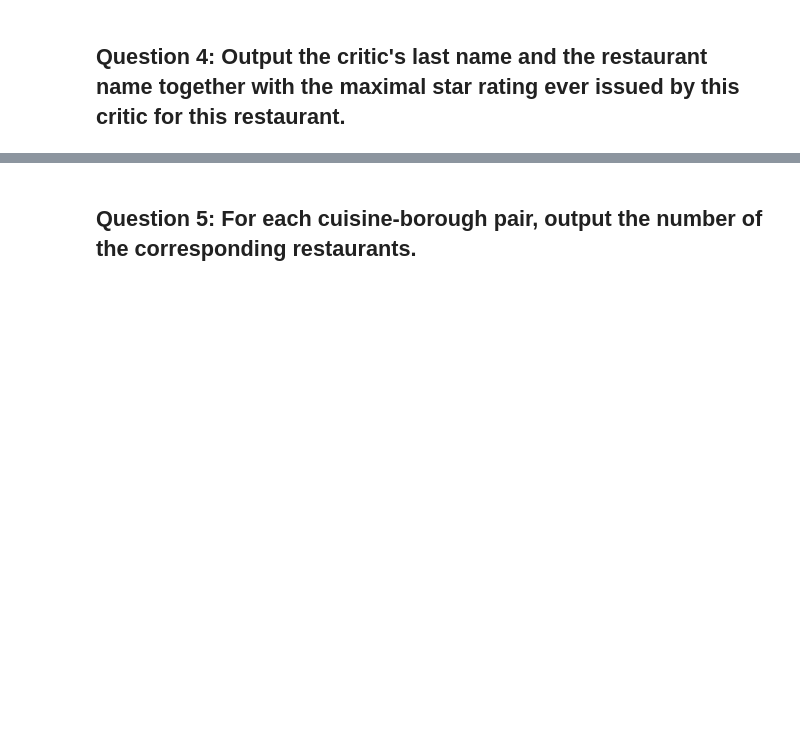
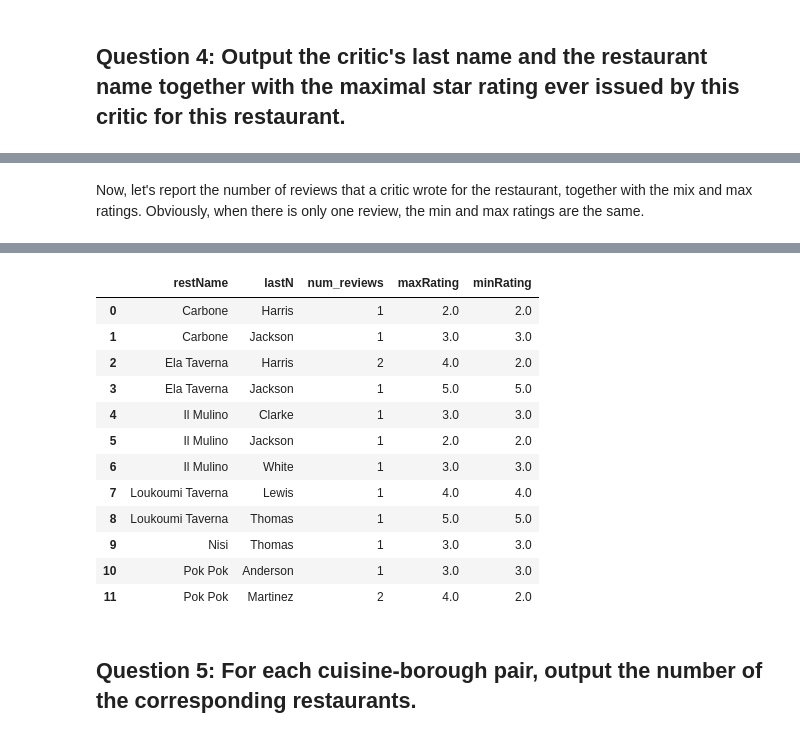
Before and after one commit to ipeirotis/introduction-to-databases, a Jupyter notebook: session5/practice_queries_join_and_aggregation_solutions.ipynb, the cells around one changed output, grey strips where cells are left out. Cells and saved outputs as stored; diff of their text form; code cells hidden in the pictures; blank space fills up the shorter version.

```diff
--- a/session5/practice_queries_join_and_aggregation_solutions.ipynb
+++ b/session5/practice_queries_join_and_aggregation_solutions.ipynb
@@ -164,0 +191,14 @@ Query started at 04:34:58 PM UTC; Query executed in 0.01 m
+# %% [markdown]
+Now, let's report the number of reviews that a critic wrote for the restaurant, together with the mix and max ratings. Obviously, when there is only one review, the min and max ratings are the same.
+# %%
+%%read_sql
+SELECT restName, lastN,
+    COUNT(R.code) AS num_reviews,
+    MAX(R.starRating) AS maxRating,
+    MIN(R.starRating) AS minRating
+FROM Critic C
+  INNER JOIN Rating R ON R.cID = C.cID
+  INNER JOIN Restaurant T ON T.restCode = R.restCode
+GROUP BY restName, lastN
+ORDER BY restName, lastN
+# %% [output]
@@ -165,3 +206,16 @@ Query started at 04:34:58 PM UTC; Query executed in 0.01 m
+|  | restName | lastN | num_reviews | maxRating | minRating |
+| 0 | Carbone | Harris | 1 | 2.0 | 2.0 |
+| 1 | Carbone | Jackson | 1 | 3.0 | 3.0 |
+| 2 | Ela Taverna | Harris | 2 | 4.0 | 2.0 |
+| 3 | Ela Taverna | Jackson | 1 | 5.0 | 5.0 |
+| 4 | Il Mulino | Clarke | 1 | 3.0 | 3.0 |
+| 5 | Il Mulino | Jackson | 1 | 2.0 | 2.0 |
+| 6 | Il Mulino | White | 1 | 3.0 | 3.0 |
+| 7 | Loukoumi Taverna | Lewis | 1 | 4.0 | 4.0 |
+| 8 | Loukoumi Taverna | Thomas | 1 | 5.0 | 5.0 |
+| 9 | Nisi | Thomas | 1 | 3.0 | 3.0 |
+| 10 | Pok Pok | Anderson | 1 | 3.0 | 3.0 |
+| 11 | Pok Pok | Martinez | 2 | 4.0 | 2.0 |
 # %% [markdown]
 ## Question 5: For each cuisine-borough pair, output the number of the corresponding restaurants.
 # %%
```
Also changed, not shown: parts of 6 cells of this notebook.
